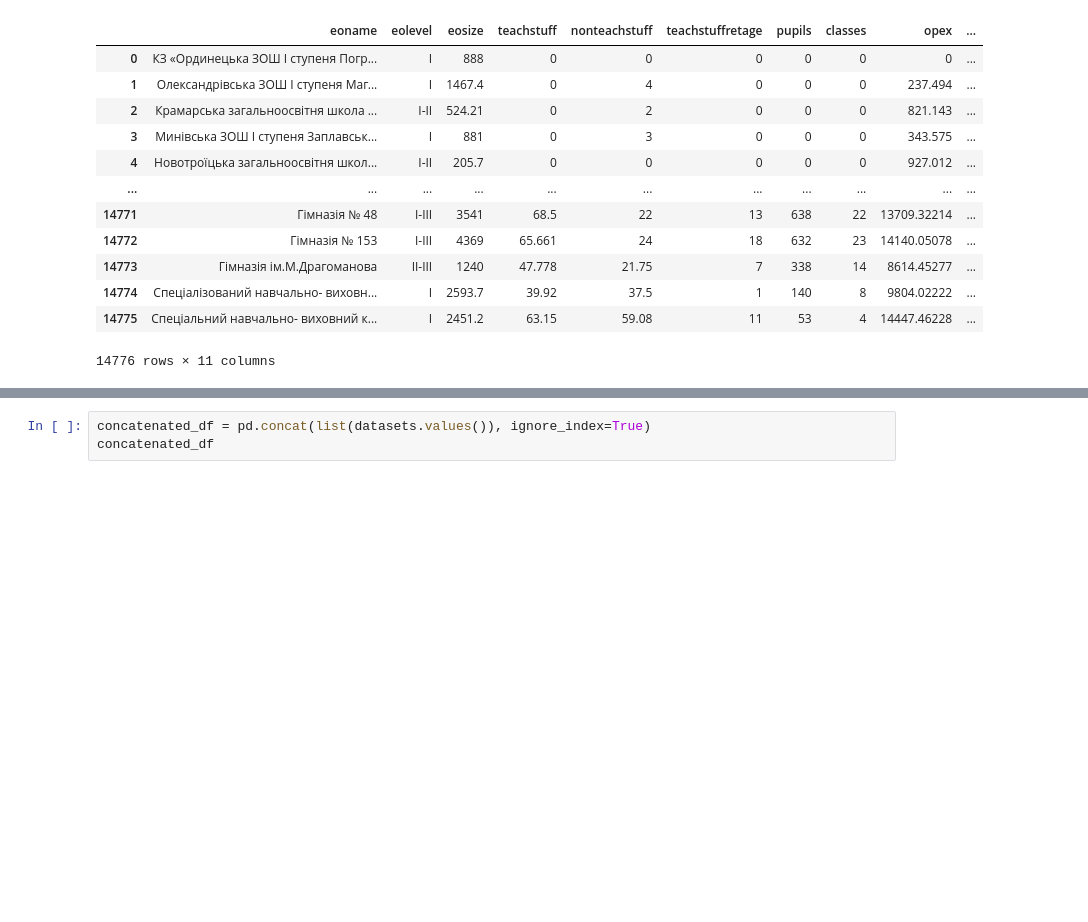
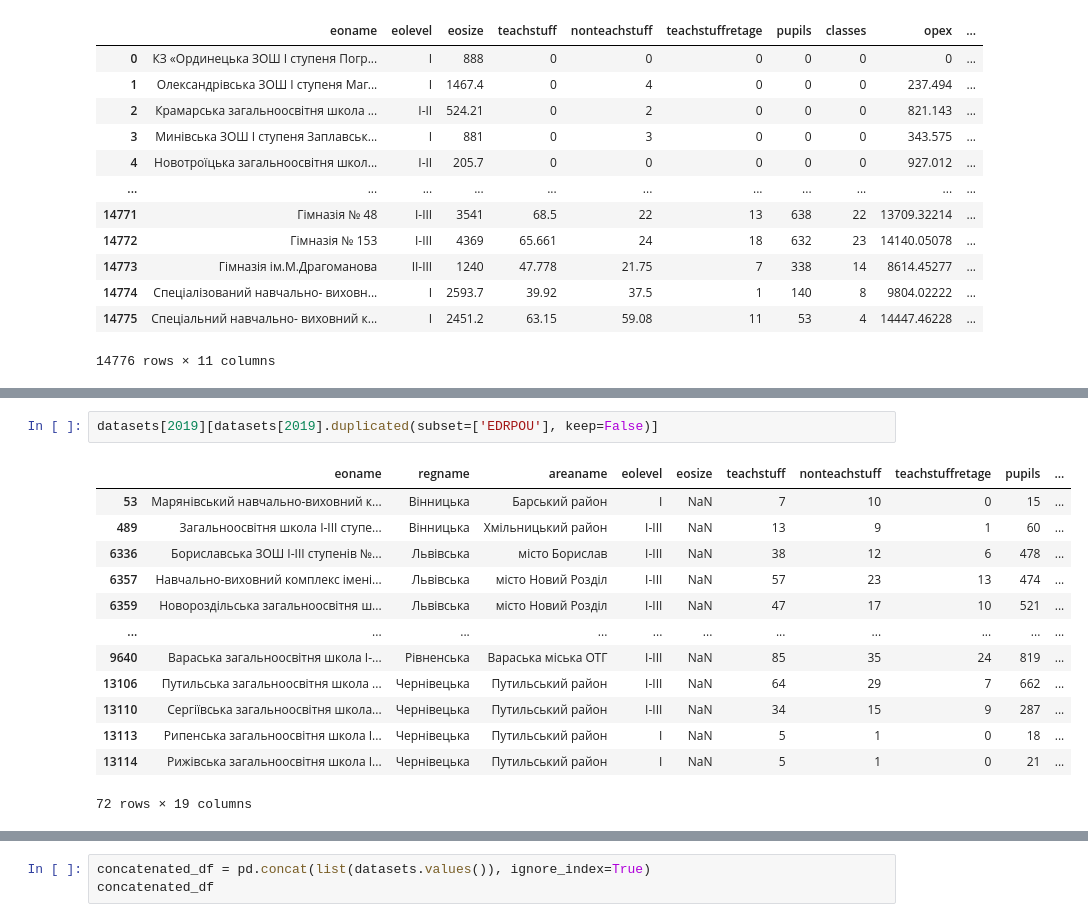
Before and after one commit to DataResponsibly/ZNO-Dataset, a Jupyter notebook: notebooks/tables_creation/Schools_stats_table.ipynb, the cells around one changed output, grey strips where cells are left out. Cells and saved outputs as stored; diff of their text form; blank space fills up the shorter version.

```diff
--- a/notebooks/tables_creation/Schools_stats_table.ipynb
+++ b/notebooks/tables_creation/Schools_stats_table.ipynb
@@ -90,0 +102,16 @@ datasets[2019]
+# %%
+datasets[2019][datasets[2019].duplicated(subset=['EDRPOU'], keep=False)]
+# %% [output]
+|  | eoname | regname | areaname | eolevel | eosize | teachstuff | nonteachstuff | teachstuffretage | pupils | ... |
+| 53 | Марянівський навчально-виховний к... | Вінницька | Барський район | I | NaN | 7 | 10 | 0 | 15 | ... |
+| 489 | Загальноосвітня школа І-ІІІ ступе... | Вінницька | Хмільницький район | I-III | NaN | 13 | 9 | 1 | 60 | ... |
+| 6336 | Бориславська ЗОШ І-ІІІ ступенів №... | Львівська | місто Борислав | I-III | NaN | 38 | 12 | 6 | 478 | ... |
+| 6357 | Навчально-виховний комплекс імені... | Львівська | місто Новий Розділ | I-III | NaN | 57 | 23 | 13 | 474 | ... |
+| 6359 | Новороздільська загальноосвітня ш... | Львівська | місто Новий Розділ | I-III | NaN | 47 | 17 | 10 | 521 | ... |
+| ... | ... | ... | ... | ... | ... | ... | ... | ... | ... | ... |
+| 9640 | Вараська загальноосвiтня школа I-... | Рівненська | Вараська міська ОТГ | I-III | NaN | 85 | 35 | 24 | 819 | ... |
+| 13106 | Путильська загальноосвітня школа ... | Чернівецька | Путильський район | I-III | NaN | 64 | 29 | 7 | 662 | ... |
+| 13110 | Сергіївська загальноосвітня школа... | Чернівецька | Путильський район | I-III | NaN | 34 | 15 | 9 | 287 | ... |
+| 13113 | Рипенська загальноосвітня школа І... | Чернівецька | Путильський район | I | NaN | 5 | 1 | 0 | 18 | ... |
+| 13114 | Рижівська загальноосвітня школа І... | Чернівецька | Путильський район | I | NaN | 5 | 1 | 0 | 21 | ... |
+72 rows × 19 columns
```
Also changed, not shown: parts of 8 cells of this notebook.
